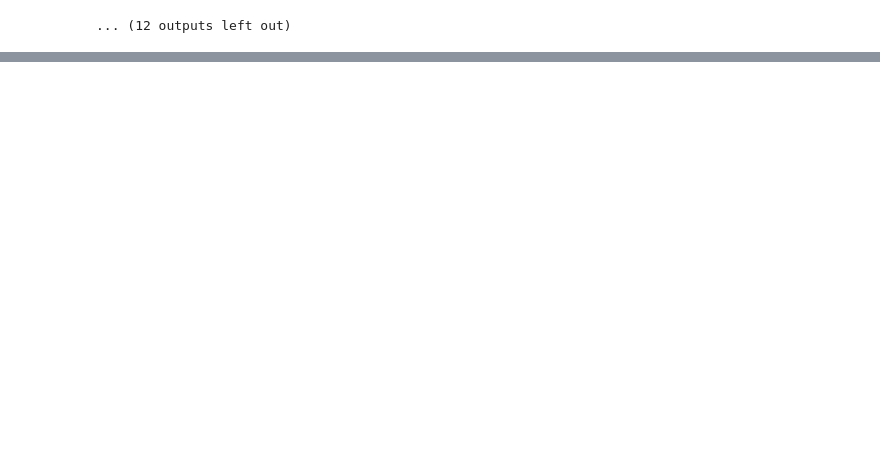
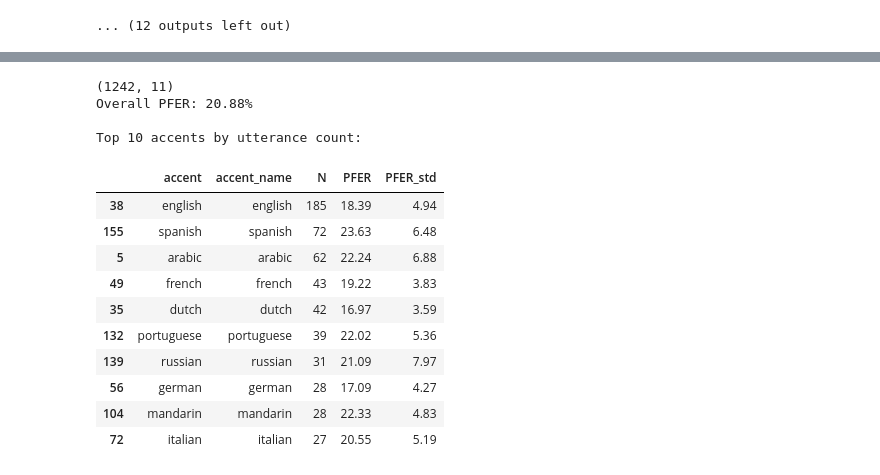
Before and after one commit to Shikhar-S/Speech-Segmentation, a Jupyter notebook: src/recipe/phone_recognition/local/rq4.ipynb, the cells around one changed output, grey strips where cells are left out. Saved outputs shown, nothing was run; the diff lists cells and outputs as text; code cells hidden in the pictures; blank space fills up the shorter version.

```diff
--- a/src/recipe/phone_recognition/local/rq4.ipynb
+++ b/src/recipe/phone_recognition/local/rq4.ipynb
@@ -281,0 +395,33 @@ df_confusion_buckeye.head(N_TOP)
+# %%
+df_utt_gmuaccent = build_utt_dataframe(gmuaccent_preds, evaluator)
+print(df_utt_gmuaccent.shape)
+print(f"Overall PFER: {df_utt_gmuaccent['pfer'].mean():.2f}%")
+
+# PFER per accent — sorted by utterance count (descending), top 10
+accent_pfer = (
+    df_utt_gmuaccent.groupby(["langcode", "langname"])
+    .agg(n_utts=("pfer", "count"), pfer_mean=("pfer", "mean"), pfer_std=("pfer", "std"))
+    .reset_index()
+    .sort_values("n_utts", ascending=False)
+    .head(10)
+    .rename(columns={"langcode": "accent", "langname": "accent_name",
+                     "n_utts": "N", "pfer_mean": "PFER", "pfer_std": "PFER_std"})
+)
+print(f"\nTop 10 accents by utterance count:")
+accent_pfer.style.format({"PFER": "{:.2f}", "PFER_std": "{:.2f}"})
+# %% [output]
+(1242, 11)
+Overall PFER: 20.88%
+
+Top 10 accents by utterance count:
+|  | accent | accent_name | N | PFER | PFER_std |
+| 38 | english | english | 185 | 18.39 | 4.94 |
+| 155 | spanish | spanish | 72 | 23.63 | 6.48 |
+| 5 | arabic | arabic | 62 | 22.24 | 6.88 |
+| 49 | french | french | 43 | 19.22 | 3.83 |
+| 35 | dutch | dutch | 42 | 16.97 | 3.59 |
+| 132 | portuguese | portuguese | 39 | 22.02 | 5.36 |
+| 139 | russian | russian | 31 | 21.09 | 7.97 |
+| 56 | german | german | 28 | 17.09 | 4.27 |
+| 104 | mandarin | mandarin | 28 | 22.33 | 4.83 |
+| 72 | italian | italian | 27 | 20.55 | 5.19 |
```
Also changed, not shown: parts of 14 cells of this notebook, 2 other files.
